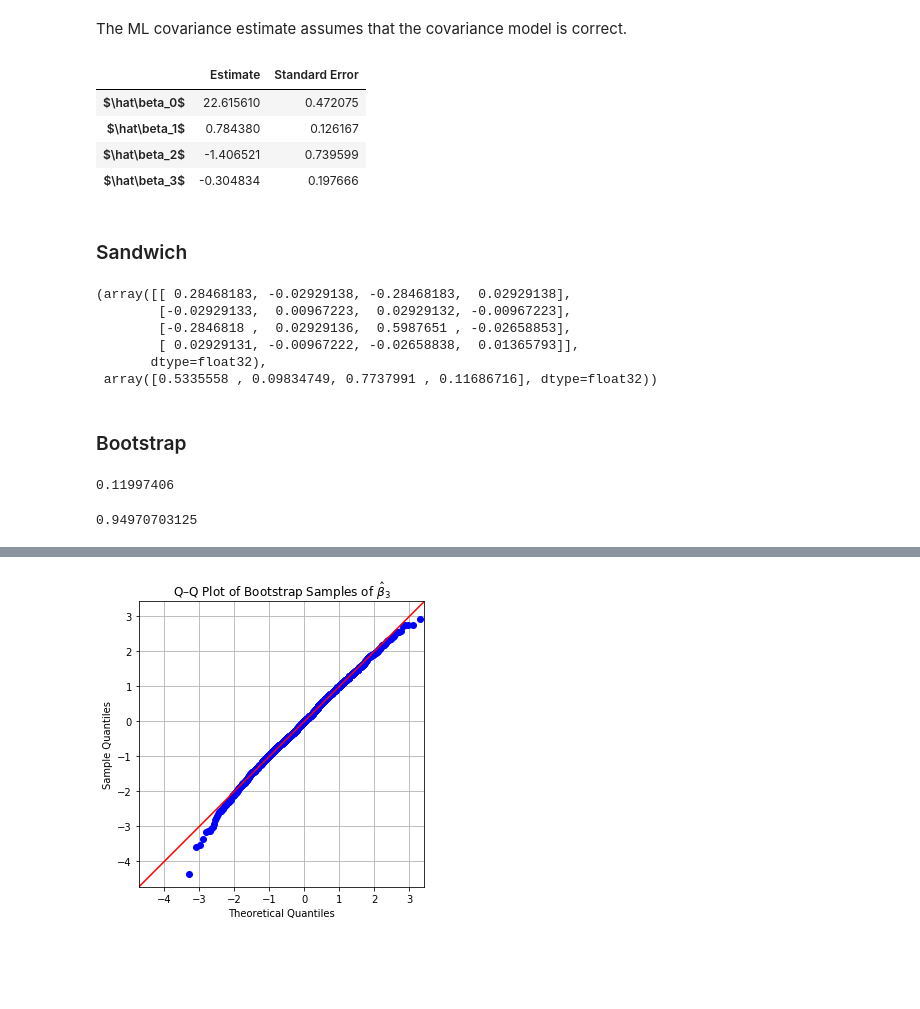
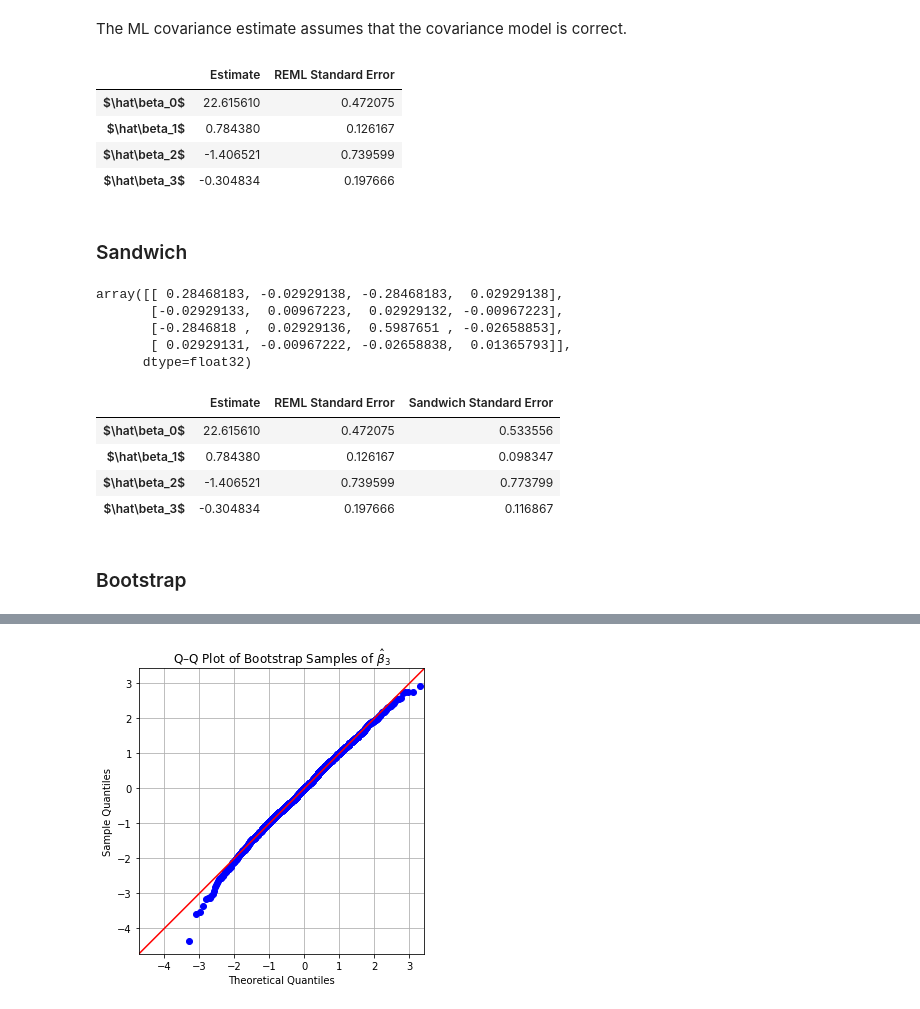
Before and after one commit to ppham27/stat571, a Jupyter notebook: hw5/sandwich_bootstrap_dental.ipynb, the cells around one changed output, grey strips where cells are left out. Saved outputs shown, nothing was run; the diff lists cells and outputs as text; code cells hidden in the pictures; blank space fills up the shorter version.

```diff
--- a/hw5/sandwich_bootstrap_dental.ipynb
+++ b/hw5/sandwich_bootstrap_dental.ipynb
@@ -152,18 +152,15 @@ def ml_covariance(X, weights):
 # %%
 reml_weights = tf.linalg.cholesky_solve(
     tf.linalg.cholesky(make_covariance_homoscedastic(log_variance)), tf.eye(4))
 
 reml_estimates = pd.DataFrame(collections.OrderedDict([
     ('Estimate', tf.squeeze(solve_beta(X, y, reml_weights)).numpy()),
-    ('Standard Error', tf.sqrt(tf.linalg.diag_part(ml_covariance(X, reml_weights))).numpy()),
+    ('REML Standard Error', tf.sqrt(tf.linalg.diag_part(ml_covariance(X, reml_weights))).numpy()),
 ]), index=['$\\hat\\beta_{i}$'.format(i=i) for i in range(4)])
 
-with open('reml_estimates.tex', 'w') as f:
-    f.write(reml_estimates.to_latex(escape=False))
-
 reml_estimates
 # %% [output]
-|  | Estimate | Standard Error |
+|  | Estimate | REML Standard Error |
 | $\hat\beta_0$ | 22.615610 | 0.472075 |
 | $\hat\beta_1$ | 0.784380 | 0.126167 |
 | $\hat\beta_2$ | -1.406521 | 0.739599 |
@@ -184,15 +181,26 @@ sandwich_covariance_estimate = sandwich_covariance(
     X, y,
     tf.linalg.cholesky_solve(tf.linalg.cholesky(
         make_covariance_homoscedastic(log_variance)), tf.eye(X.shape[-1])))
+sandwich_covariance_estimate.numpy()
+# %% [output]
+array([[ 0.28468183, -0.02929138, -0.28468183,  0.02929138],
+       [-0.02929133,  0.00967223,  0.02929132, -0.00967223],
+       [-0.2846818 ,  0.02929136,  0.5987651 , -0.02658853],
+       [ 0.02929131, -0.00967222, -0.02658838,  0.01365793]],
+      dtype=float32)
-# %%
-sandwich_covariance_estimate.numpy(), np.sqrt(np.diag(sandwich_covariance_estimate.numpy()))
-# %% [output]
-(array([[ 0.28468183, -0.02929138, -0.28468183,  0.02929138],
-        [-0.02929133,  0.00967223,  0.02929132, -0.00967223],
-        [-0.2846818 ,  0.02929136,  0.5987651 , -0.02658853],
-        [ 0.02929131, -0.00967222, -0.02658838,  0.01365793]],
-       dtype=float32),
- array([0.5335558 , 0.09834749, 0.7737991 , 0.11686716], dtype=float32))
+# %%
+reml_estimates['Sandwich Standard Error'] = np.sqrt(np.diag(sandwich_covariance_estimate.numpy()))
+
+with open('reml_estimates.tex', 'w') as f:
+    f.write(reml_estimates.to_latex(escape=False))
+
+reml_estimates
+# %% [output]
+|  | Estimate | REML Standard Error | Sandwich Standard Error |
+| $\hat\beta_0$ | 22.615610 | 0.472075 | 0.533556 |
+| $\hat\beta_1$ | 0.784380 | 0.126167 | 0.098347 |
+| $\hat\beta_2$ | -1.406521 | 0.739599 | 0.773799 |
+| $\hat\beta_3$ | -0.304834 | 0.197666 | 0.116867 |
 # %% [markdown]
 ### Bootstrap
 # %%
@@ -257,15 +264,6 @@ def bootstrap(X, y, covariance_spec, sampler, num_trials):
 #    sampler=ClusterSampler(), num_trials=2048)
 #np.save('bootstrap_samples_cluster', bootstrap_samples_cluster)
 bootstrap_samples_cluster = np.load('bootstrap_samples_cluster.npy')
-np.std(bootstrap_samples_cluster[:,3], ddof=1)
-# %% [output]
-0.11997406
-# %%
-np.mean(
-    np.abs(bootstrap_samples_cluster[:,3] - reml_estimates.iloc[3]['Estimate']) <= np.std(
-        bootstrap_samples_cluster[:,3], ddof=1)*stats.norm.ppf(0.975))
-# %% [output]
-0.94970703125
 # %%
 #bootstrap_samples_independent = bootstrap(
 #    X, y,
```
Also changed, not shown: parts of 12 cells of this notebook, 6 other files.
